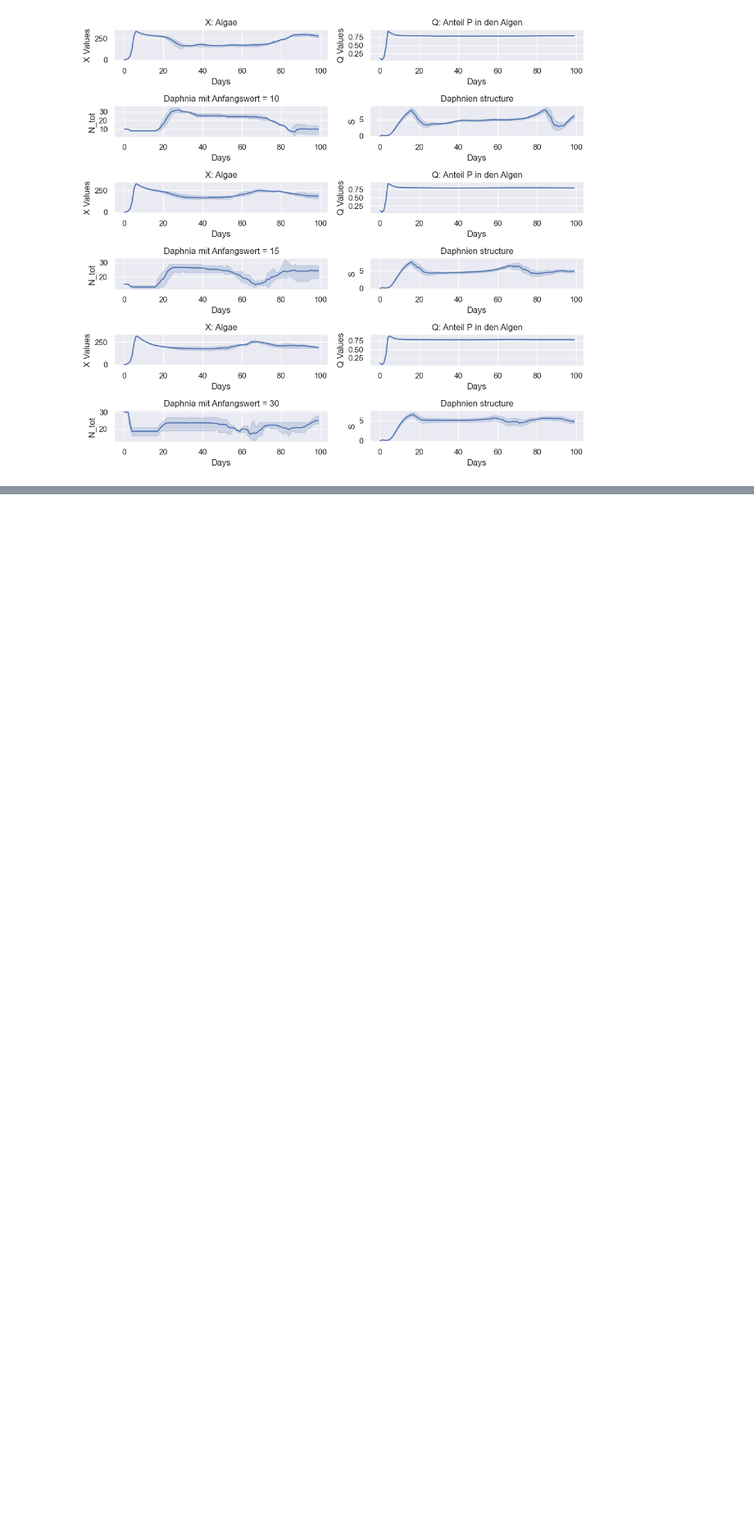
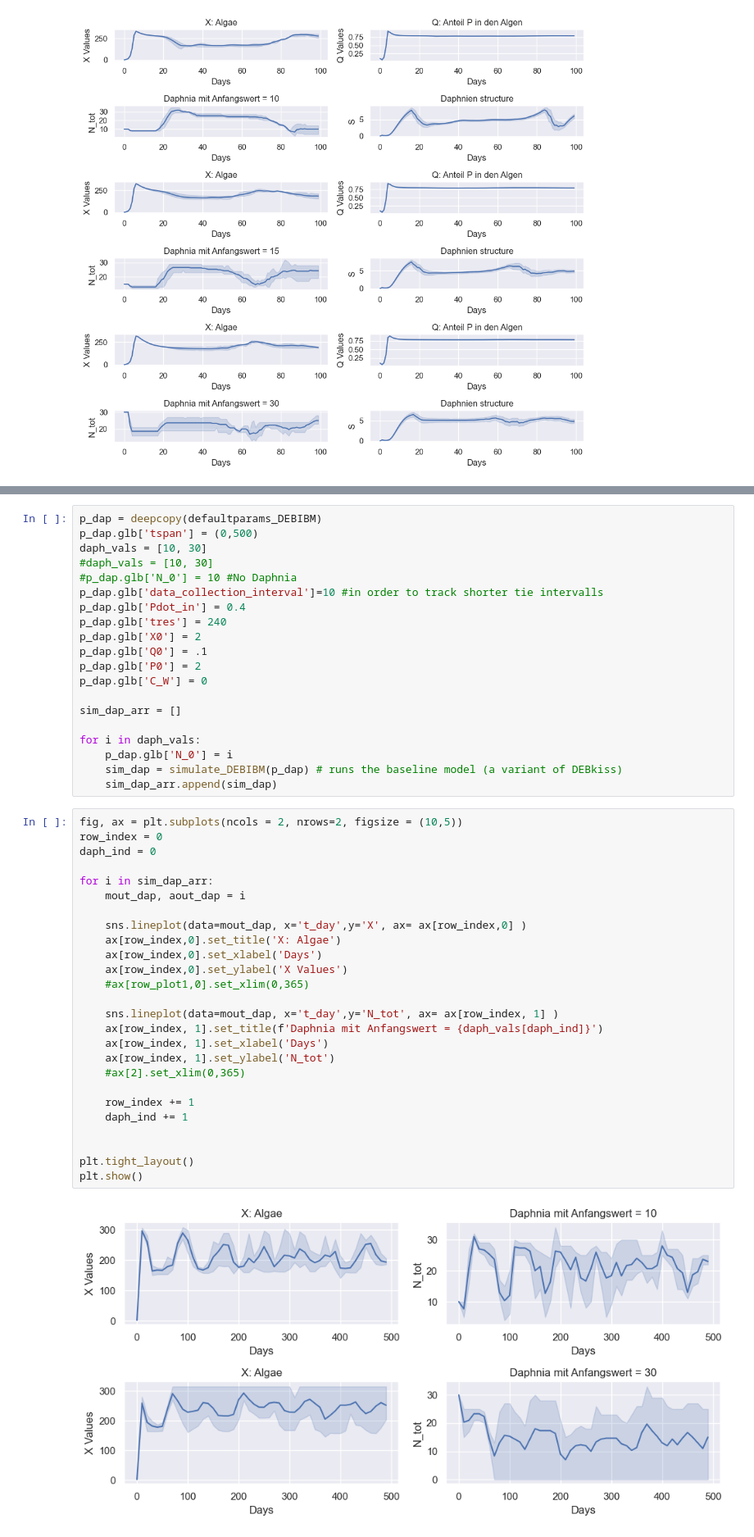
Before and after one commit to Valentin-Schwarz/mempyDEB, a Jupyter notebook: mempyDEB/DEBIBM/algea_model.ipynb, the cells around one changed output, grey strips where cells are left out. Shown at 82% size. Cells and saved outputs as stored; diff of their text form; blank space fills up the shorter version.

```diff
--- a/mempyDEB/DEBIBM/algea_model.ipynb
+++ b/mempyDEB/DEBIBM/algea_model.ipynb
@@ -202,0 +216,48 @@ plt.show()
+# %%
+p_dap = deepcopy(defaultparams_DEBIBM)
+p_dap.glb['tspan'] = (0,500)
+daph_vals = [10, 30]
+#daph_vals = [10, 30]
+#p_dap.glb['N_0'] = 10 #No Daphnia
+p_dap.glb['data_collection_interval']=10 #in order to track shorter tie intervalls
+p_dap.glb['Pdot_in'] = 0.4
+p_dap.glb['tres'] = 240
+p_dap.glb['X0'] = 2
+p_dap.glb['Q0'] = .1
+p_dap.glb['P0'] = 2
+p_dap.glb['C_W'] = 0
+
+sim_dap_arr = []
+
+for i in daph_vals:
+    p_dap.glb['N_0'] = i
+    sim_dap = simulate_DEBIBM(p_dap) # runs the baseline model (a variant of DEBkiss)
+    sim_dap_arr.append(sim_dap)
+# %%
+fig, ax = plt.subplots(ncols = 2, nrows=2, figsize = (10,5))
+row_index = 0
+daph_ind = 0
+
+for i in sim_dap_arr:
+    mout_dap, aout_dap = i
+
+    sns.lineplot(data=mout_dap, x='t_day',y='X', ax= ax[row_index,0] )
+    ax[row_index,0].set_title('X: Algae')
+    ax[row_index,0].set_xlabel('Days')
+    ax[row_index,0].set_ylabel('X Values')
+    #ax[row_plot1,0].set_xlim(0,365)
+
+    sns.lineplot(data=mout_dap, x='t_day',y='N_tot', ax= ax[row_index, 1] )
+    ax[row_index, 1].set_title(f'Daphnia mit Anfangswert = {daph_vals[daph_ind]}')
+    ax[row_index, 1].set_xlabel('Days')
+    ax[row_index, 1].set_ylabel('N_tot')
+    #ax[2].set_xlim(0,365)
+
+    row_index += 1
+    daph_ind += 1
+
+
+plt.tight_layout()
+plt.show()
+# %% [output]
+[figure, added]
```
Also changed, not shown: parts of 12 cells of this notebook, 1 other file.
